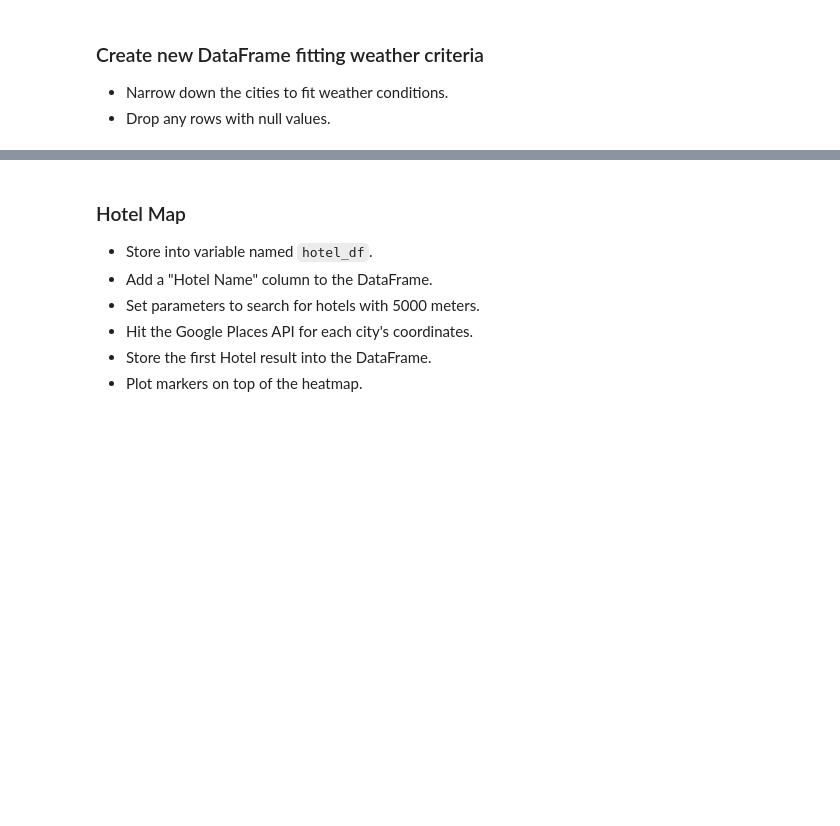
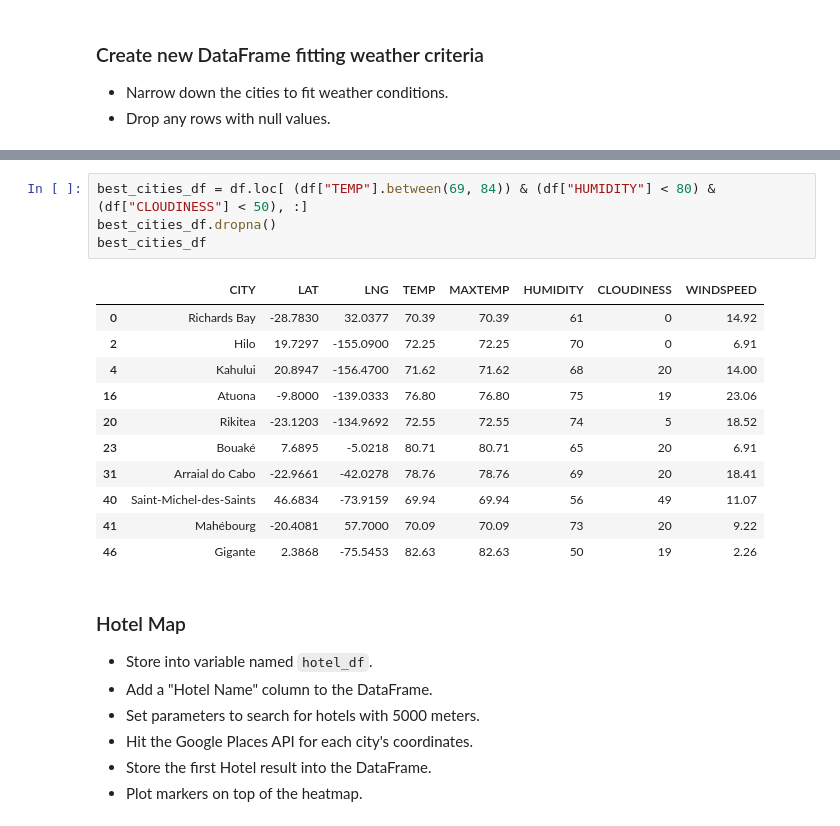
Before and after one commit to billthedataguy/python-api-challenge, a Jupyter notebook: starter_code/VacationPy.ipynb, the cells around one changed output, grey strips where cells are left out. Drawn from its saved outputs; the diff is of its cells as text; blank space fills up the shorter version.

```diff
--- a/starter_code/VacationPy.ipynb
+++ b/starter_code/VacationPy.ipynb
@@ -97,3 +79,19 @@ fig
+# %%
+best_cities_df = df.loc[ (df["TEMP"].between(69, 84)) & (df["HUMIDITY"] < 80) & (df["CLOUDINESS"] < 50), :]
+best_cities_df.dropna()
+best_cities_df
+# %% [output]
+|  | CITY | LAT | LNG | TEMP | MAXTEMP | HUMIDITY | CLOUDINESS | WINDSPEED |
+| 0 | Richards Bay | -28.7830 | 32.0377 | 70.39 | 70.39 | 61 | 0 | 14.92 |
+| 2 | Hilo | 19.7297 | -155.0900 | 72.25 | 72.25 | 70 | 0 | 6.91 |
+| 4 | Kahului | 20.8947 | -156.4700 | 71.62 | 71.62 | 68 | 20 | 14.00 |
+| 16 | Atuona | -9.8000 | -139.0333 | 76.80 | 76.80 | 75 | 19 | 23.06 |
+| 20 | Rikitea | -23.1203 | -134.9692 | 72.55 | 72.55 | 74 | 5 | 18.52 |
+| 23 | Bouaké | 7.6895 | -5.0218 | 80.71 | 80.71 | 65 | 20 | 6.91 |
+| 31 | Arraial do Cabo | -22.9661 | -42.0278 | 78.76 | 78.76 | 69 | 20 | 18.41 |
+| 40 | Saint-Michel-des-Saints | 46.6834 | -73.9159 | 69.94 | 69.94 | 56 | 49 | 11.07 |
+| 41 | Mahébourg | -20.4081 | 57.7000 | 70.09 | 70.09 | 73 | 20 | 9.22 |
+| 46 | Gigante | 2.3868 | -75.5453 | 82.63 | 82.63 | 50 | 19 | 2.26 |
 # %% [markdown]
 ### Hotel Map
 * Store into variable named `hotel_df`.
```
Also changed, not shown: parts of 8 cells of this notebook.
